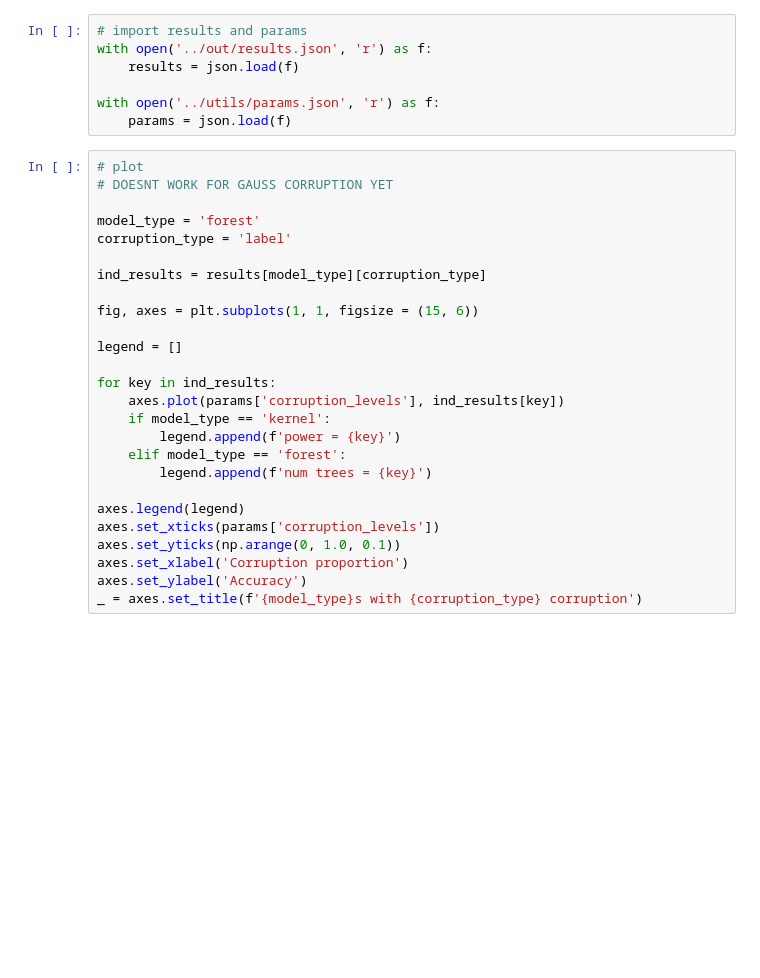
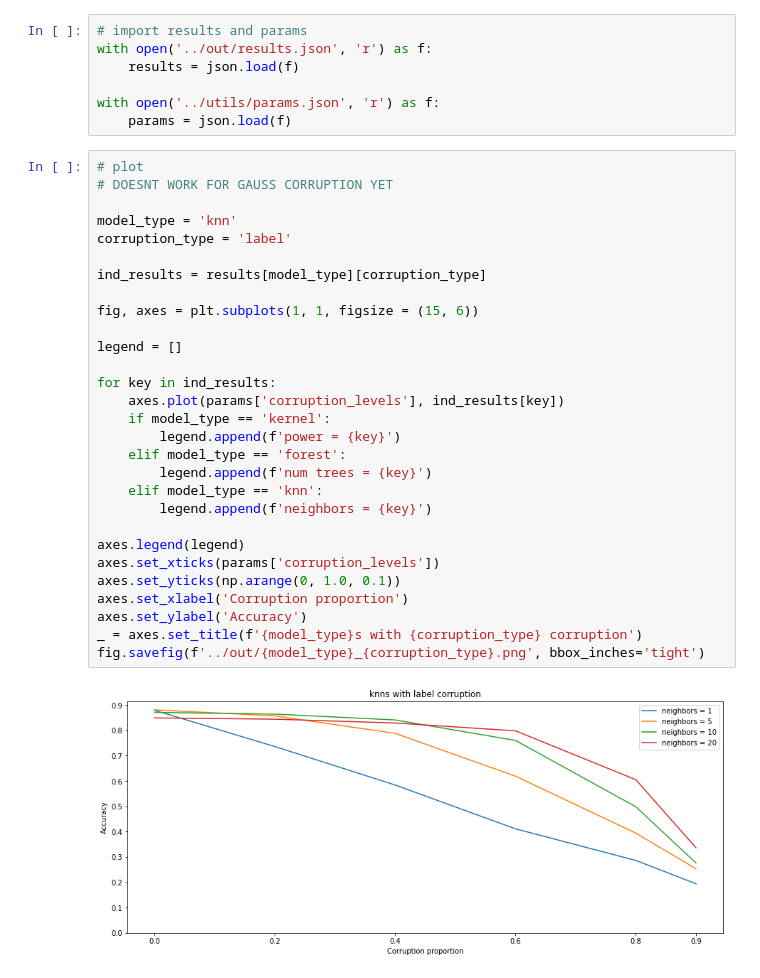
Before and after one commit to amelia-kawasaki/dsc_capstone, a Jupyter notebook: notebooks/Visualize.ipynb, the cells around one changed output. Drawn from its saved outputs; the diff is of its cells as text; blank space fills up the shorter version.

Commit message:
added knn capability for label corruption

```diff
--- a/notebooks/Visualize.ipynb
+++ b/notebooks/Visualize.ipynb
@@ -12,26 +12,31 @@ with open('../utils/params.json', 'r') as f:
 # %%
 # plot
 # DOESNT WORK FOR GAUSS CORRUPTION YET
 
-model_type = 'forest'
+model_type = 'knn'
 corruption_type = 'label'
 
 ind_results = results[model_type][corruption_type]
 
 fig, axes = plt.subplots(1, 1, figsize = (15, 6))
 
 legend = []
 
 for key in ind_results:
     axes.plot(params['corruption_levels'], ind_results[key])
     if model_type == 'kernel':
         legend.append(f'power = {key}')
     elif model_type == 'forest':
         legend.append(f'num trees = {key}')
+    elif model_type == 'knn':
+        legend.append(f'neighbors = {key}')
 
 axes.legend(legend)
 axes.set_xticks(params['corruption_levels'])
 axes.set_yticks(np.arange(0, 1.0, 0.1))
 axes.set_xlabel('Corruption proportion')
 axes.set_ylabel('Accuracy')
 _ = axes.set_title(f'{model_type}s with {corruption_type} corruption')
+fig.savefig(f'../out/{model_type}_{corruption_type}.png', bbox_inches='tight')
+# %% [output]
+[figure, added]
```
Also changed, not shown: 3 other files.
